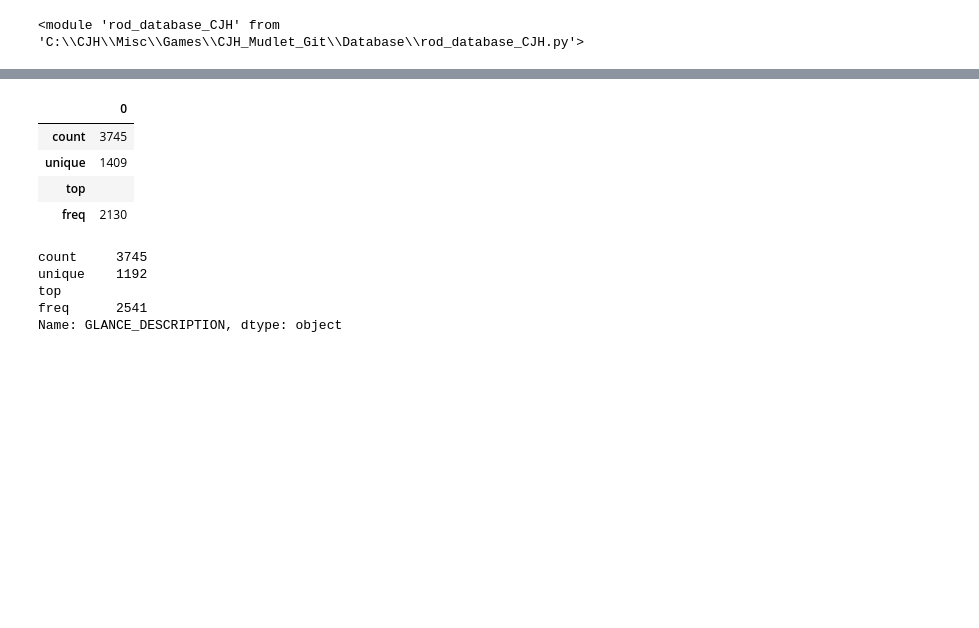
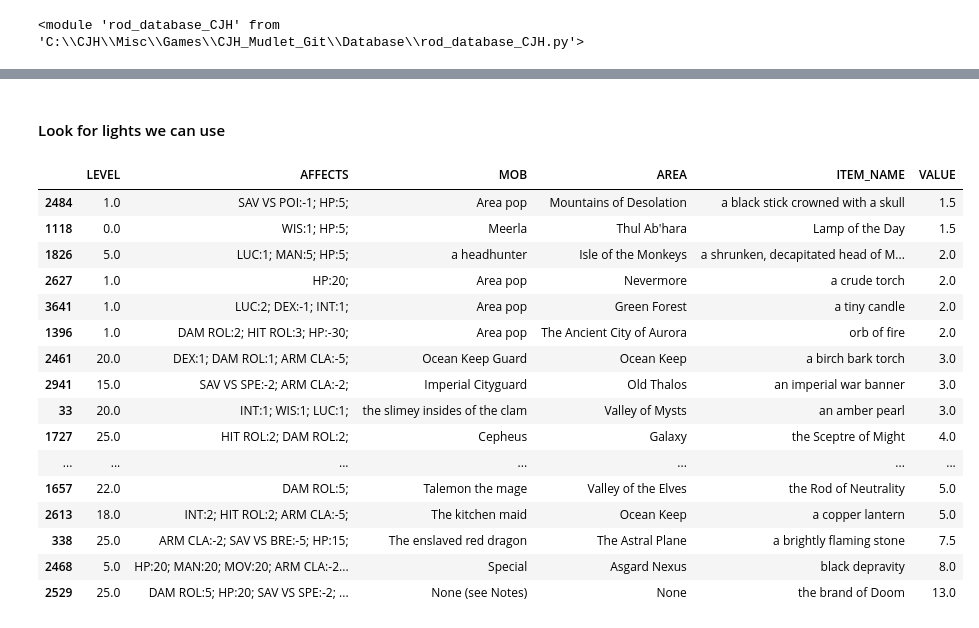
Before and after one commit to aesatchien/Rod_Mudlet, a Jupyter notebook: Database/RodQueries.ipynb, the cells around one changed output, grey strips where cells are left out. Drawn from its saved outputs; the diff is of its cells as text; code cells hidden in the pictures; blank space fills up the shorter version.

```diff
--- a/Database/RodQueries.ipynb
+++ b/Database/RodQueries.ipynb
@@ -74,16 +46,23 @@ df_descs=pd.DataFrame(descs)
-# %%
-df_descs.describe()
-# %% [output]
-|  | 0 |
-| count | 3745 |
-| unique | 1409 |
-| top |  |
-| freq | 2130 |
-# %%
-df['GLANCE_DESCRIPTION'].describe()
-# %% [output]
-count     3745
-unique    1192
-top
-freq      2541
-Name: GLANCE_DESCRIPTION, dtype: object
+# %% [markdown]
+#### Look for lights we can use
+# %%
+q=df.query('LEVEL<26 & VALUE >1 & ITEM_TYPE.str.startswith("light")')[{'ITEM_NAME','LEVEL','AFFECTS','VALUE','AREA','MOB'}].sort_values(by='VALUE')
+q
+# %% [output]
+|  | LEVEL | AFFECTS | MOB | AREA | ITEM_NAME | VALUE |
+| 2484 | 1.0 | SAV VS POI:-1; HP:5; | Area pop | Mountains of Desolation | a black stick crowned with a skull | 1.5 |
+| 1118 | 0.0 | WIS:1; HP:5; | Meerla | Thul Ab'hara | Lamp of the Day | 1.5 |
+| 1826 | 5.0 | LUC:1; MAN:5; HP:5; | a headhunter | Isle of the Monkeys | a shrunken, decapitated head of M... | 2.0 |
+| 2627 | 1.0 | HP:20; | Area pop | Nevermore | a crude torch | 2.0 |
+| 3641 | 1.0 | LUC:2; DEX:-1; INT:1; | Area pop | Green Forest | a tiny candle | 2.0 |
+| 1396 | 1.0 | DAM ROL:2; HIT ROL:3; HP:-30; | Area pop | The Ancient City of Aurora | orb of fire | 2.0 |
+| 2461 | 20.0 | DEX:1; DAM ROL:1; ARM CLA:-5; | Ocean Keep Guard | Ocean Keep | a birch bark torch | 3.0 |
+| 2941 | 15.0 | SAV VS SPE:-2; ARM CLA:-2; | Imperial Cityguard | Old Thalos | an imperial war banner | 3.0 |
+| 33 | 20.0 | INT:1; WIS:1; LUC:1; | the slimey insides of the clam | Valley of Mysts | an amber pearl | 3.0 |
+| 1727 | 25.0 | HIT ROL:2; DAM ROL:2; | Cepheus | Galaxy | the Sceptre of Might | 4.0 |
+| ... | ... | ... | ... | ... | ... | ... |
+| 1657 | 22.0 | DAM ROL:5; | Talemon the mage | Valley of the Elves | the Rod of Neutrality | 5.0 |
+| 2613 | 18.0 | INT:2; HIT ROL:2; ARM CLA:-5; | The kitchen maid | Ocean Keep | a copper lantern | 5.0 |
+| 338 | 25.0 | ARM CLA:-2; SAV VS BRE:-5; HP:15; | The enslaved red dragon | The Astral Plane | a brightly flaming stone | 7.5 |
+| 2468 | 5.0 | HP:20; MAN:20; MOV:20; ARM CLA:-2... | Special | Asgard Nexus | black depravity | 8.0 |
+| 2529 | 25.0 | DAM ROL:5; HP:20; SAV VS SPE:-2; ... | None (see Notes) | None | the brand of Doom | 13.0 |
```
Also changed, not shown: parts of 16 cells of this notebook, 4 other files.
